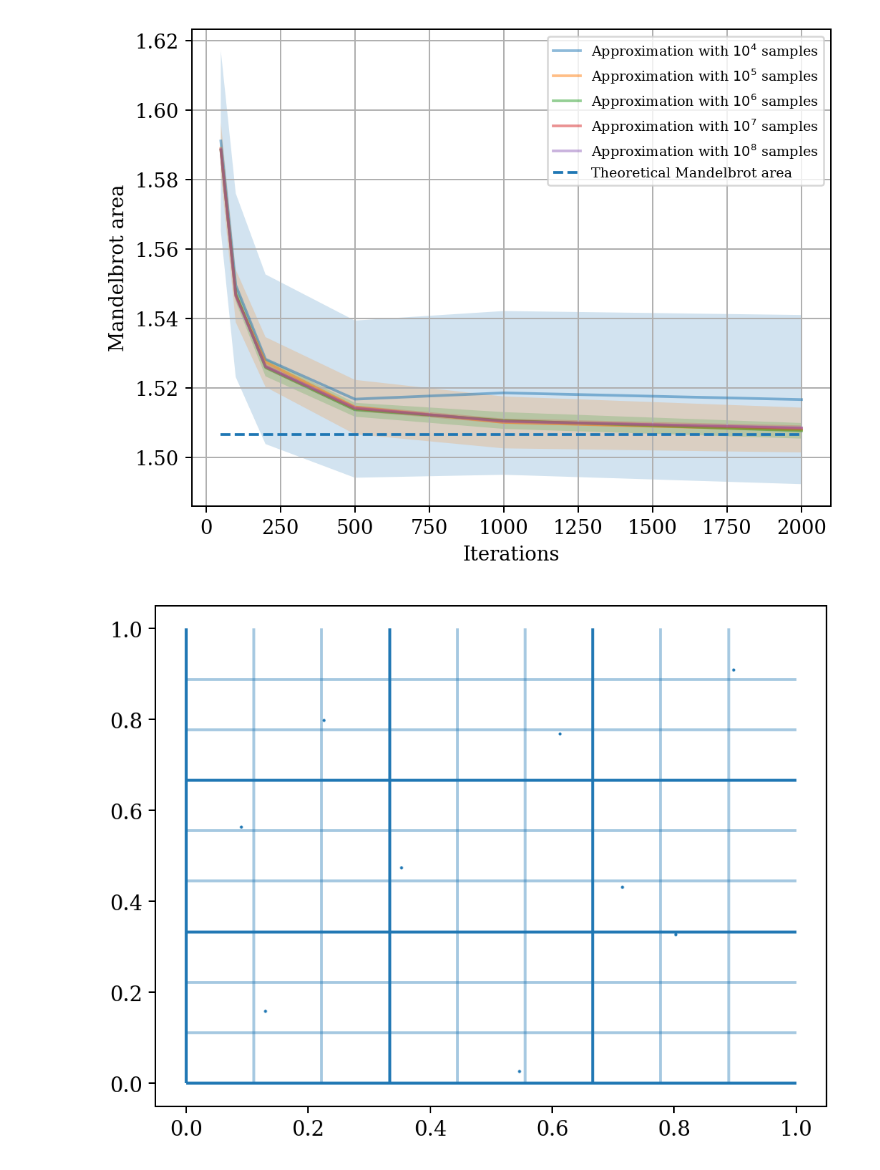
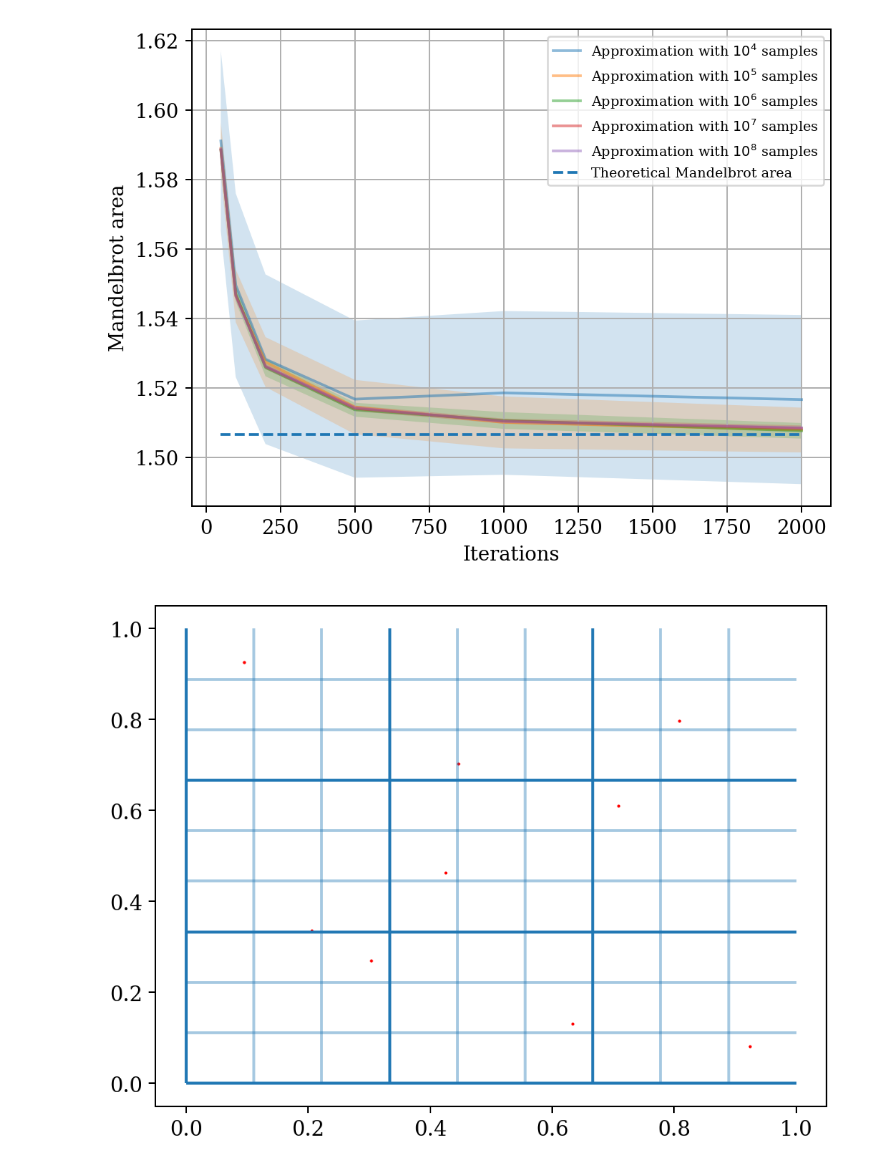
Before and after one commit to loonatick-src/stochastic-sim-1, a Jupyter notebook: monte_carlo.ipynb, the cells around one changed output. Drawn from its saved outputs; the diff is of its cells as text; code cells hidden in the pictures.

```diff
--- a/monte_carlo.ipynb
+++ b/monte_carlo.ipynb
@@ -365,43 +420,21 @@ def sample_variance_box_plot(random_sampling_data, lhs_data, orthogonal_sampling
         mean_areas = data['arr_0']*2
         sample_variances = data['arr_1']*2
         print(mean_i_100 = mean_areas[1])
-# %%
-def random_uniform_orthogonal(nax, l_bounds, u_bounds):
-    """
-    TODO: docstring
-    """
-    N = np.power(nax, 2)
-    x_scale = (u_bounds[0] - l_bounds[0])/N
-    y_scale = (u_bounds[1] - l_bounds[1])/N
-    x0 = l_bounds[0]
-    y0 = l_bounds[1]
-    xlist = np.arange(N).reshape((nax,nax))
-    ylist = np.arange(N).reshape((nax,nax))
-    x_randos = np.empty(N, dtype = np.float64)
-    y_randos = np.empty(N, dtype = np.float64)
-    for i in range(nax):
-        xlist[i] = np.random.permutation(xlist[i])
-        ylist[i] = np.random.permutation(ylist[i])
-    for i in range(nax):
-        for j in range(nax):
-            x_randos[i*nax + j] = x0 + x_scale * (xlist[i][j] + (np.random.uniform()))
-            y_randos[i*nax + j] = y0 + y_scale * (ylist[j][i] + (np.random.uniform()))
-    return x_randos, y_randos
 # %%
-l_bounds, u_bounds = [0, 0], [1, 1]
+l_bounds, u_bounds = (0, 0), (1, 1)
 nax = 3
 nsq = nax * nax
 x_randos, y_randos = random_uniform_orthogonal(nax, l_bounds, u_bounds)
 # %%
-plt.scatter(x_randos, y_randos, s = 0.4)
-plt.hlines(np.arange(nsq)/nsq, 0, 1, alpha=0.4)
+plt.scatter(x_randos, y_randos, s = 0.4, c = "red") #TODO?: colourscheme
+plt.hlines(np.arange(nsq)/nsq, 0, 1, alpha=0.4) # TODO?: replace these with plt.grid with controls
 plt.vlines(np.arange(nsq)/nsq, 0, 1, alpha=0.4)
 plt.hlines(np.arange(nax)/nax, 0, 1)
 plt.vlines(np.arange(nax)/nax, 0, 1)
 # plt.grid(b = True)
 plt.show()
 # %% [output]
-[figure, old version]
+[figure, new version]
 # %%
 def sampling_methods(n):
     nx = ny = n
```
Also changed, not shown: parts of 10 cells of this notebook.
